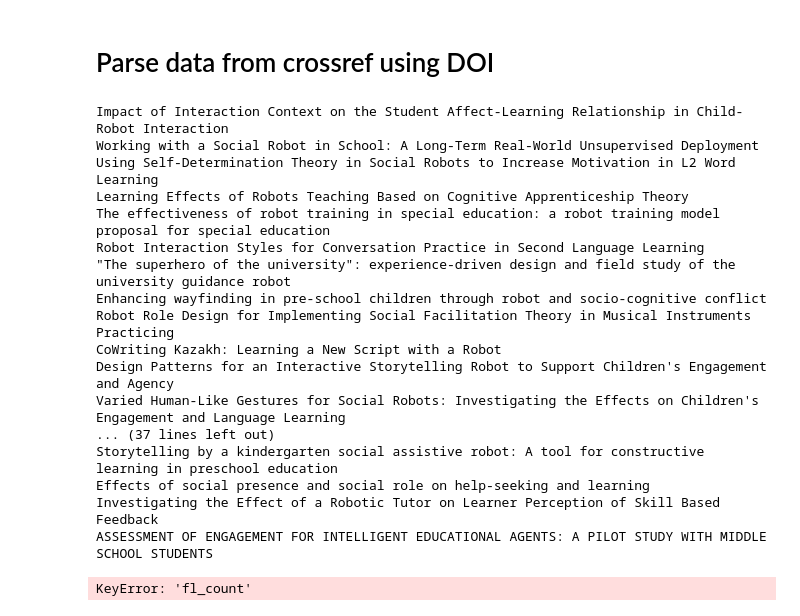
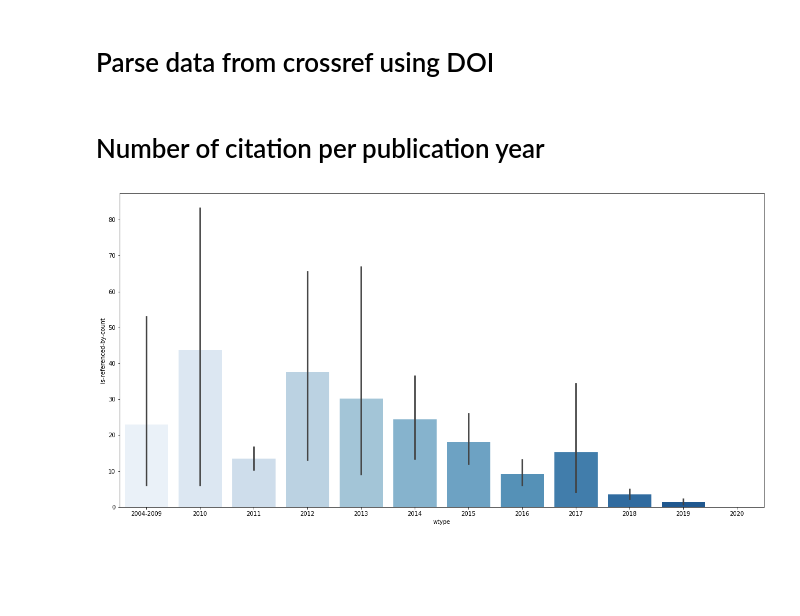
Before and after one commit to WafaJohal/SocialRobotUpdate, a Jupyter notebook: Quantitative_Bib.ipynb, the cells around one changed output. Cells and saved outputs as stored; diff of their text form; code cells hidden in the pictures; blank space fills up the shorter version.

```diff
--- a/Quantitative_Bib.ipynb
+++ b/Quantitative_Bib.ipynb
@@ -93,11 +75,13 @@ ax = sns.countplot(x="wtype", data=df, order=['2004-2009','2010', '2011', '2012'
 # %%
 cr_df = pd.DataFrame()
 for p in range(len(df)):
-    if(df.at[p,'DOI'] !='' or df.at[p,'DOI'] !='nan'):
+
+
+    if(df.at[p,'DOI'] !='' and df.at[p,'DOI'] !='nan'):
         try:
             jsdata = cr.works(ids=[df.at[p,'DOI']])
         except:
-            print(df.at[p,'DOI'])
+            print(df.at[p,'title'], df.at[p,'DOI'])
             print("Query failed")
             r = dict(df.loc[p])
             cr_df = cr_df.append(r, ignore_index = True)
@@ -106,7 +90,7 @@ for p in range(len(df)):
         if (jsdata['status'] == 'ok'):
             r = dict(df.loc[p])
             r.update(jsdata['message'])
-            print(df.at[p,'title'])
+
             r['citation_count'] =  hb.counts.citation_count(doi =df.at[p,'DOI'])
             cr_df = cr_df.append(r, ignore_index = True)
 
@@ -114,24 +98,5 @@ for p in range(len(df)):
 
     else:
         print(df.loc[p])
-# %% [output]
-Impact of Interaction Context on the Student Affect-Learning Relationship in Child-Robot Interaction
-Working with a Social Robot in School: A Long-Term Real-World Unsupervised Deployment
-Using Self-Determination Theory in Social Robots to Increase Motivation in L2 Word Learning
-Learning Effects of Robots Teaching Based on Cognitive Apprenticeship Theory
-The effectiveness of robot training in special education: a robot training model proposal for special education
-Robot Interaction Styles for Conversation Practice in Second Language Learning
-"The superhero of the university": experience-driven design and field study of the university guidance robot
-Enhancing wayfinding in pre-school children through robot and socio-cognitive conflict
-Robot Role Design for Implementing Social Facilitation Theory in Musical Instruments Practicing
-CoWriting Kazakh: Learning a New Script with a Robot
-Design Patterns for an Interactive Storytelling Robot to Support Children's Engagement and Agency
-Varied Human-Like Gestures for Social Robots: Investigating the Effects on Children's Engagement and Language Learning
-... (37 lines left out)
-Storytelling by a kindergarten social assistive robot: A tool for constructive learning in preschool education
-Effects of social presence and social role on help-seeking and learning
-Investigating the Effect of a Robotic Tutor on Learner Perception of Skill Based Feedback
-ASSESSMENT OF ENGAGEMENT FOR INTELLIGENT EDUCATIONAL AGENTS: A PILOT STUDY WITH MIDDLE SCHOOL STUDENTS
-KeyError: 'fl_count'
 # %%
 cr_df
@@ -138,2 +108,10 @@ cr_df
 # %%
 cr_df.to_csv('CrossRef_DataFrame.csv', index=False)
+# %% [markdown]
+# Number of citation per publication year
+# %%
+plt.figure(figsize=(20,10))
+ax = sns.barplot(x="wtype",y='is-referenced-by-count', data=cr_df, order=['2004-2009','2010', '2011', '2012', '2013', '2014',
+                                              '2015', '2016', '2017', '2018', '2019', '2020'], palette='Blues')
+# %% [output]
+[figure, added]
```
Also changed, not shown: parts of 12 cells of this notebook.
